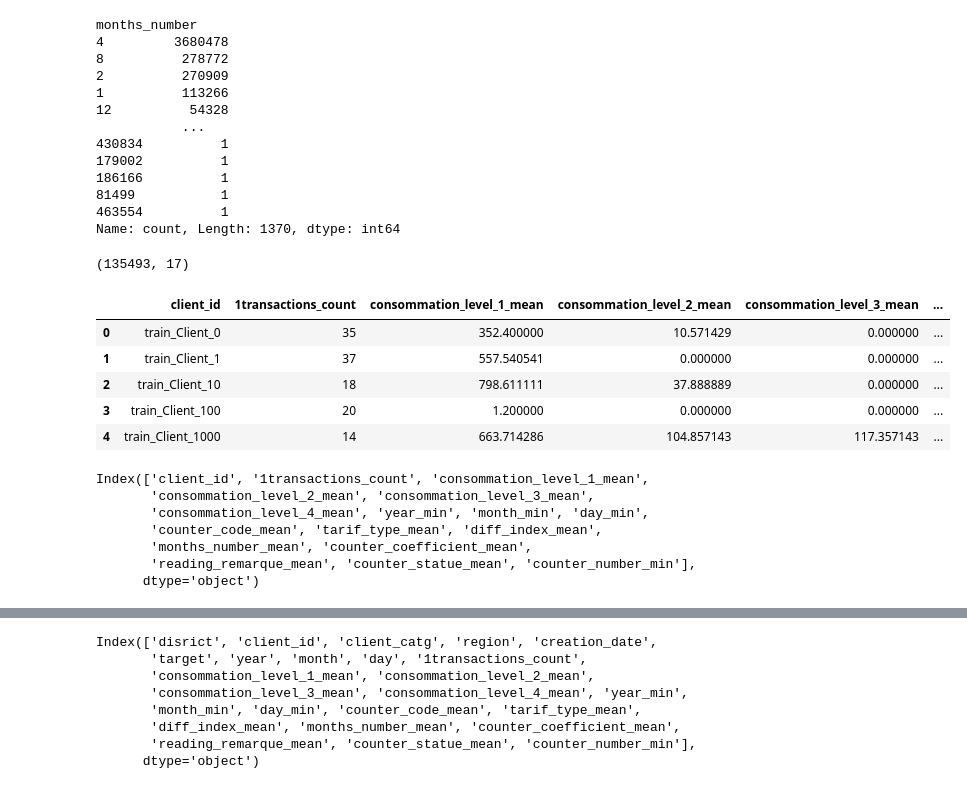
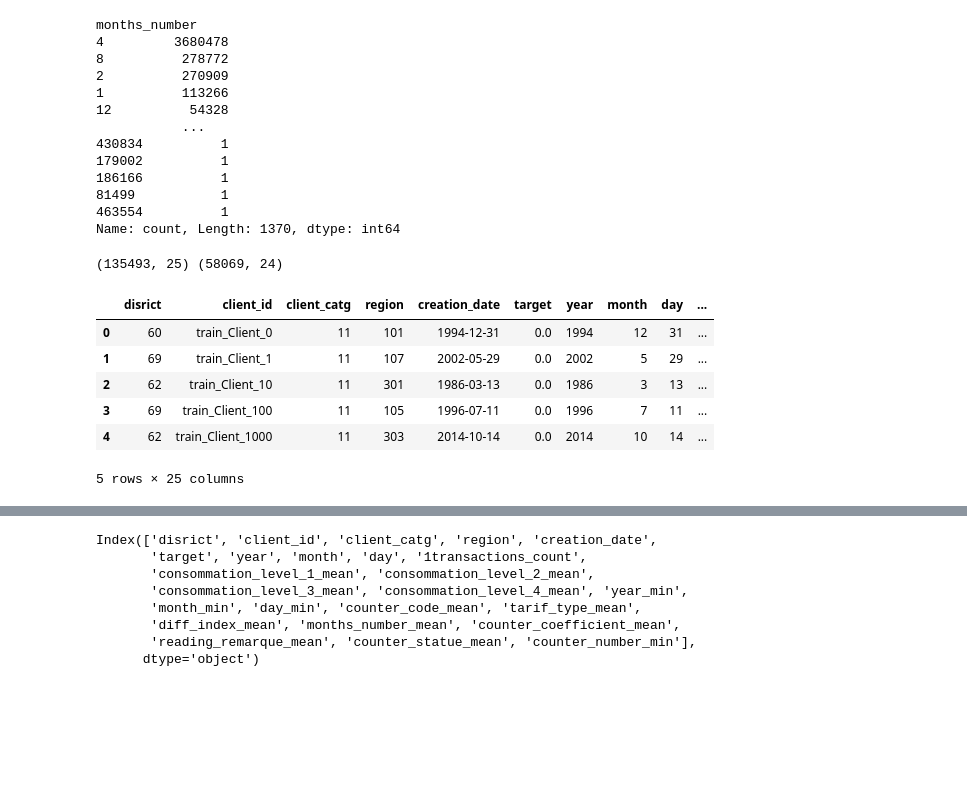
Before and after one commit to Mach-web/electricity_fraud_detection, a Jupyter notebook: Fraud_Detection_Starter.ipynb, the cells around one changed output, grey strips where cells are left out. Saved outputs shown, nothing was run; the diff lists cells and outputs as text; code cells hidden in the pictures; blank space fills up the shorter version.

```diff
--- a/Fraud_Detection_Starter.ipynb
+++ b/Fraud_Detection_Starter.ipynb
@@ -63,16 +69,15 @@ client_train.sample(1)
 # %% [markdown]
 The invoice train dataset was too large and caused the laptop to crash. Used the chunksize argument to read the data in chunks.
 # %%
-chunksize = 500000
+'''chunksize = 500000
 invoice_train_chunks = pd.read_csv(f'{TRAIN_DIR}/invoice_train.csv', chunksize = chunksize)
-
 for iteration, chunk in enumerate(invoice_train_chunks):
     if iteration == 0:
         invoice_train = chunk
-    elif iteration == 4:
-        break
     else:
         invoice_train = pd.concat([invoice_train, chunk], axis = 0)
+        '''
+invoice_train = pd.read_csv(f'{TRAIN_DIR}/invoice_train.csv')
 invoice_train.head()
 # %% [output]
 |  | client_id | invoice_date | tarif_type | counter_number | counter_statue | counter_code | reading_remarque | ... |
@@ -90,11 +95,12 @@ client_test.sample(1)
 # %%
-for iteration, test_chunks in enumerate(pd.read_csv(f'{TEST_DIR}/invoice_test.csv',
+'''for iteration, test_chunks in enumerate(pd.read_csv(f'{TEST_DIR}/invoice_test.csv',
                                                    chunksize = chunksize)):
     if iteration == 0:
         invoice_test = test_chunks
     else:
         invoice_test = pd.concat([invoice_test, test_chunks], axis = 0)
-    break
+    break'''
+invoice_test = pd.read_csv(f'{TEST_DIR}/invoice_test.csv')
 invoice_test.tail(2)
 # %% [output]
 |  | client_id | invoice_date | tarif_type | counter_number | counter_statue | counter_code | reading_remarque | ... |
@@ -359,7 +377,6 @@ Name: count, dtype: int64
 # %%
 invoice_train['counter_statue'] = invoice_train['counter_statue'].apply(lambda x:6 if x == "A" else int(x))
 # %%
-invoice_train['diff_index'] = invoice_train['new_index'] - invoice_train['old_index']
 invoice_train['months_number'].value_counts()
 # %% [output]
 months_number
@@ -376,7 +393,8 @@ months_number
 463554          1
 Name: count, Length: 1370, dtype: int64
 # %%
-def aggregate_by_client_id(invoice_data):
+def aggregate_by_client_id(client_df, invoice_data):
+    invoice_data['diff_index'] = invoice_data['new_index'] - invoice_data['old_index']
     aggs = {}
     aggs['consommation_level_1'] = ['mean']
     aggs['consommation_level_2'] = ['mean']
@@ -386,51 +404,45 @@ def aggregate_by_client_id(invoice_data):
     aggs['year'] = ['mean']
     aggs['month'] = ['mean']
     aggs['day'] = ['mean']
     aggs['year'] = ['min']
     aggs['month'] = ['min']
     aggs['day'] = ['min']
     # 0.71 to 0.73
     aggs['counter_code'] = ['mean']
     # 0.73 to 0.75
     aggs['tarif_type'] = ['mean']
     # o.75 to 0.76
     aggs['diff_index'] = ['mean']
     aggs['months_number'] = ['mean']
     aggs['counter_coefficient'] = ['mean']
     aggs['reading_remarque'] = ['mean']
     aggs['counter_statue'] = ['mean']
     aggs['counter_number'] = ['min']
     # find the mean of each client for the given columns
     agg_trans = invoice_data.groupby(['client_id']).agg(aggs)
     # Rename the columns to include "_mean" at the end
     # agg_trans.columns.values returns [('consommation_level_1', 'mean') ('consommation_level_2', 'mean') ('consommation_level_3', 'mean') ('consommation_level_4', 'mean')]
     agg_trans.columns = ['_'.join(col).strip() for col in agg_trans.columns.values]
     # Indices instead of client_id is used as pivot column
     agg_trans.reset_index(inplace=True)
     # create a new column which holds the value_counts for each client_id
     df = (invoice_data.groupby('client_id')
             .size()
             .reset_index(name='{}transactions_count'.format('1')))
-    return pd.merge(df, agg_trans, on='client_id', how='left')
+    agg_df = pd.merge(df, agg_trans, on='client_id', how='left')
+    df = pd.merge(client_df,agg_df, on='client_id', how='left')
+    return df
 #group invoice data by client_id
-agg_train = aggregate_by_client_id(invoice_train)
-print(agg_train.shape)
-agg_train.head()
+train = aggregate_by_client_id(client_train, invoice_train)
+test =  aggregate_by_client_id(client_test, invoice_test)
+print(train.shape, test.shape)
+train.head()
 # %% [output]
-(135493, 17)
+(135493, 25) (58069, 24)
-|  | client_id | 1transactions_count | consommation_level_1_mean | consommation_level_2_mean | consommation_level_3_mean | ... |
-| 0 | train_Client_0 | 35 | 352.400000 | 10.571429 | 0.000000 | ... |
-| 1 | train_Client_1 | 37 | 557.540541 | 0.000000 | 0.000000 | ... |
-| 2 | train_Client_10 | 18 | 798.611111 | 37.888889 | 0.000000 | ... |
-| 3 | train_Client_100 | 20 | 1.200000 | 0.000000 | 0.000000 | ... |
-| 4 | train_Client_1000 | 14 | 663.714286 | 104.857143 | 117.357143 | ... |
+|  | disrict | client_id | client_catg | region | creation_date | target | year | month | day | ... |
+| 0 | 60 | train_Client_0 | 11 | 101 | 1994-12-31 | 0.0 | 1994 | 12 | 31 | ... |
+| 1 | 69 | train_Client_1 | 11 | 107 | 2002-05-29 | 0.0 | 2002 | 5 | 29 | ... |
+| 2 | 62 | train_Client_10 | 11 | 301 | 1986-03-13 | 0.0 | 1986 | 3 | 13 | ... |
+| 3 | 69 | train_Client_100 | 11 | 105 | 1996-07-11 | 0.0 | 1996 | 7 | 11 | ... |
+| 4 | 62 | train_Client_1000 | 11 | 303 | 2014-10-14 | 0.0 | 2014 | 10 | 14 | ... |
+5 rows × 25 columns
-# %%
-agg_train.columns
-# %% [output]
-Index(['client_id', '1transactions_count', 'consommation_level_1_mean',
-       'consommation_level_2_mean', 'consommation_level_3_mean',
-       'consommation_level_4_mean', 'year_min', 'month_min', 'day_min',
-       'counter_code_mean', 'tarif_type_mean', 'diff_index_mean',
-       'months_number_mean', 'counter_coefficient_mean',
-       'reading_remarque_mean', 'counter_statue_mean', 'counter_number_min'],
-      dtype='object')
```
Also changed, not shown: parts of 24 cells of this notebook.
